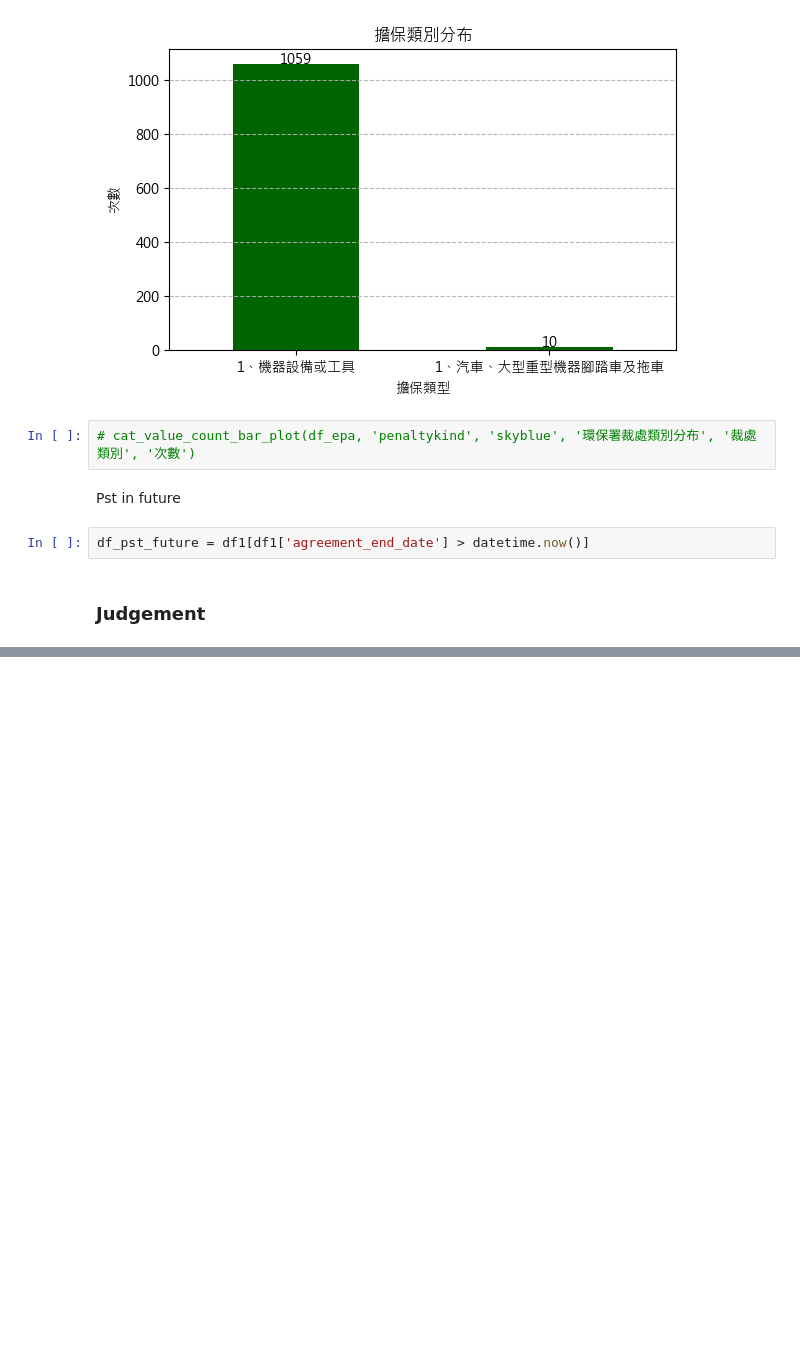
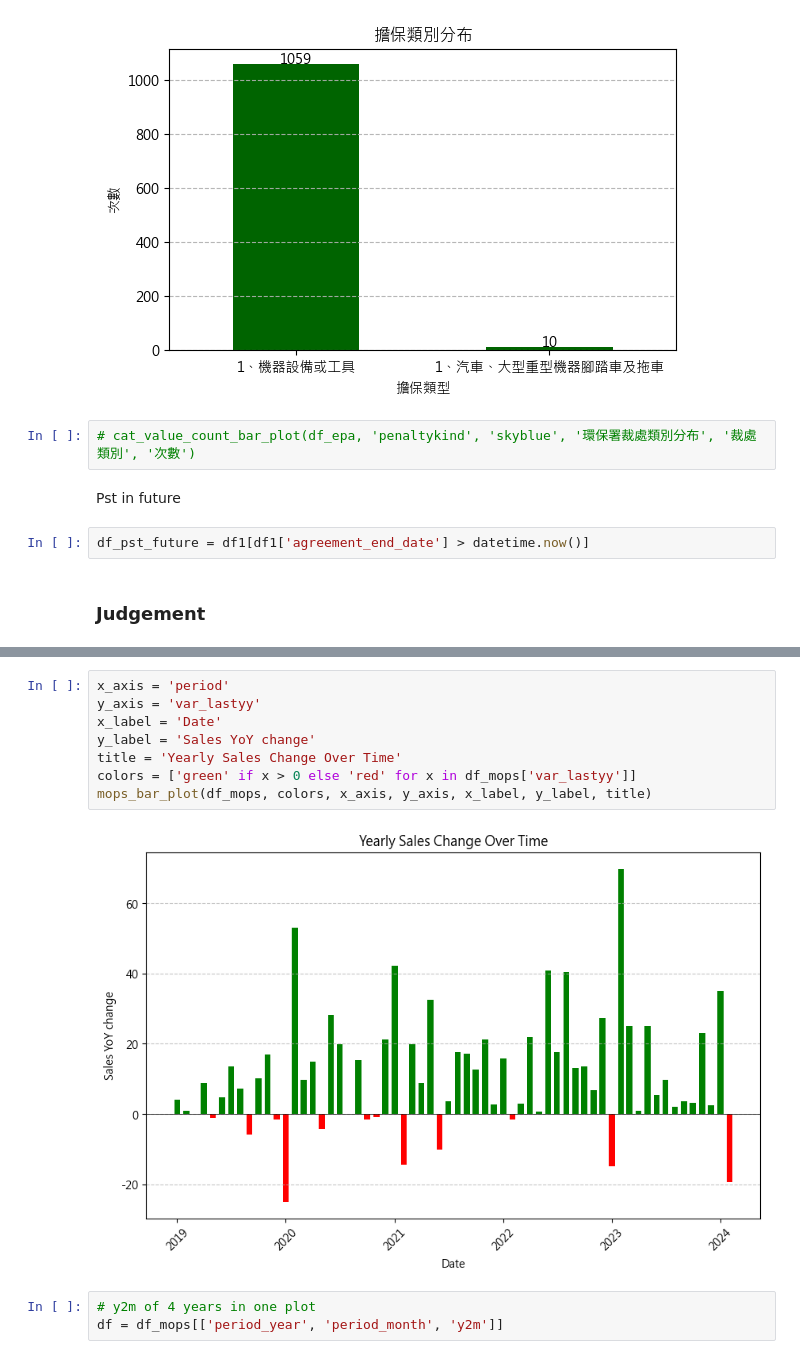
Before and after one commit to YFYDataTeam/credit_investigation, a Jupyter notebook: backend/test1.ipynb, the cells around one changed output, grey strips where cells are left out. Saved outputs shown, nothing was run; the diff lists cells and outputs as text; blank space fills up the shorter version.

```diff
--- a/backend/test1.ipynb
+++ b/backend/test1.ipynb
@@ -471,0 +531,13 @@ df_pst_future = df1[df1['agreement_end_date'] > datetime.now()]
+# %%
+x_axis = 'period'
+y_axis = 'var_lastyy'
+x_label = 'Date'
+y_label = 'Sales YoY change'
+title = 'Yearly Sales Change Over Time'
+colors = ['green' if x > 0 else 'red' for x in df_mops['var_lastyy']]
+mops_bar_plot(df_mops, colors, x_axis, y_axis, x_label, y_label, title)
+# %% [output]
+[figure, added]
+# %%
+# y2m of 4 years in one plot
+df = df_mops[['period_year', 'period_month', 'y2m']]
```
Also changed, not shown: parts of 10 cells of this notebook, 4 other files.
